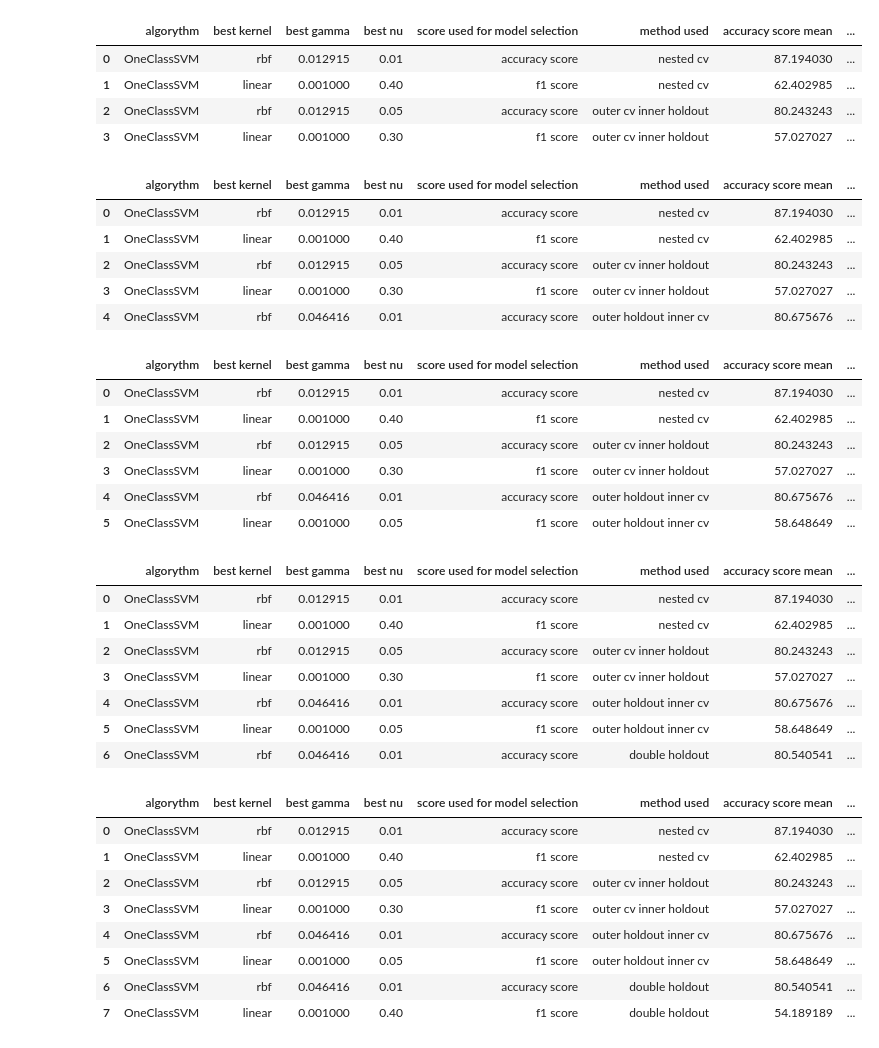
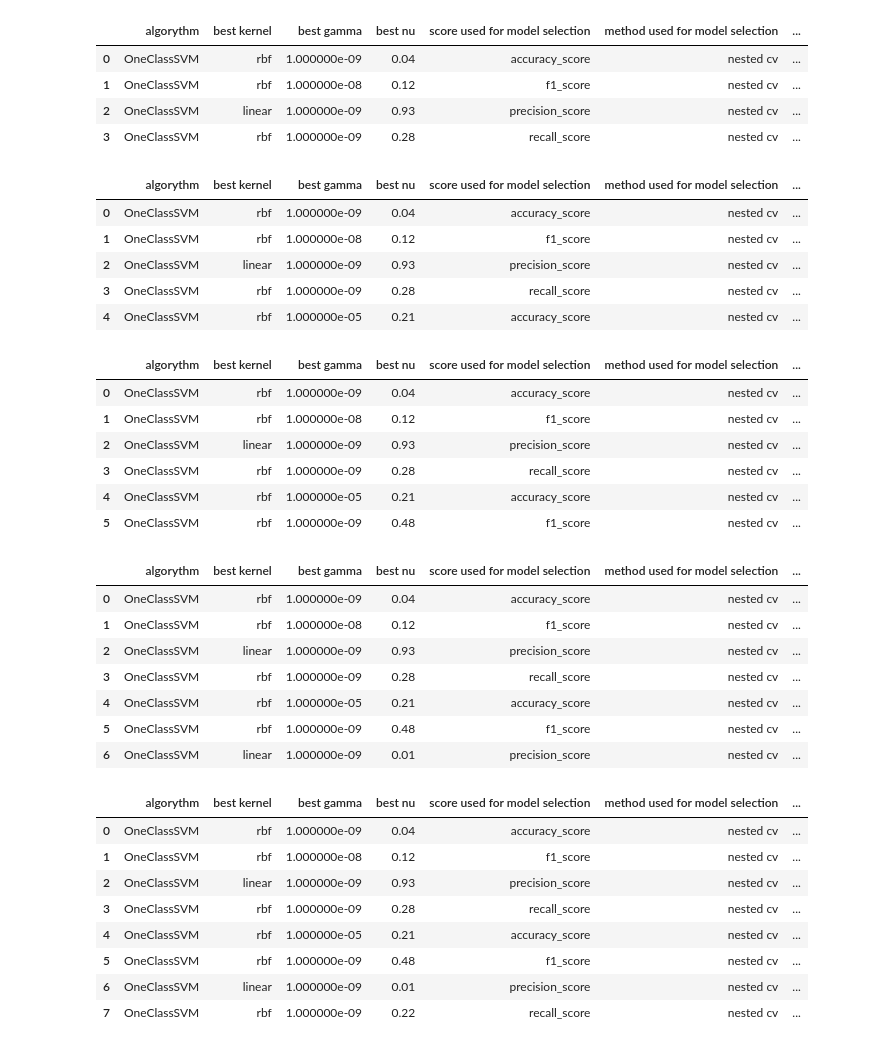
Before and after one commit to chrfum/one-class_classifier, a Jupyter notebook: run-over_classifier/one_class_codes/svm_exp2.ipynb, the cells around one changed output. Drawn from its saved outputs; the diff is of its cells as text; code cells hidden in the pictures.

Commit message:
dimensionality reduction e model selection su algoritmo OneClassSVM

```diff
--- a/run-over_classifier/one_class_codes/svm_exp2.ipynb
+++ b/run-over_classifier/one_class_codes/svm_exp2.ipynb
@@ -425,9 +207,9 @@ def outer_cv_inner_holdout_f1(X, Y, pca_components=0.9):
 # %%
-scores_df = add_record(scores_df, outer_cv_inner_holdout_f1(mezzo_0, mezzo_1, 0.95))
+scores_df = add_record(scores_df, nested_cv(X, 250, recall_score))
 scores_df
 # %% [output]
-|  | algorythm | best kernel | best gamma | best nu | score used for model selection | method used | accuracy score mean | ... |
-| 0 | OneClassSVM | rbf | 0.012915 | 0.01 | accuracy score | nested cv | 87.194030 | ... |
-| 1 | OneClassSVM | linear | 0.001000 | 0.40 | f1 score | nested cv | 62.402985 | ... |
-| 2 | OneClassSVM | rbf | 0.012915 | 0.05 | accuracy score | outer cv inner holdout | 80.243243 | ... |
-| 3 | OneClassSVM | linear | 0.001000 | 0.30 | f1 score | outer cv inner holdout | 57.027027 | ... |
+|  | algorythm | best kernel | best gamma | best nu | score used for model selection | method used for model selection | ... |
+| 0 | OneClassSVM | rbf | 1.000000e-09 | 0.04 | accuracy_score | nested cv | ... |
+| 1 | OneClassSVM | rbf | 1.000000e-08 | 0.12 | f1_score | nested cv | ... |
+| 2 | OneClassSVM | linear | 1.000000e-09 | 0.93 | precision_score | nested cv | ... |
+| 3 | OneClassSVM | rbf | 1.000000e-09 | 0.28 | recall_score | nested cv | ... |
@@ -519,10 +216,10 @@ def outer_holdout_inner_cv_accuracy(X, Y, pca_components=0.9):
 # %%
-scores_df = add_record(scores_df, outer_holdout_inner_cv_accuracy(mezzo_0, mezzo_1, 0.95))
+scores_df = add_record(scores_df, nested_cv(X, 200, accuracy_score))
 scores_df
 # %% [output]
-|  | algorythm | best kernel | best gamma | best nu | score used for model selection | method used | accuracy score mean | ... |
-| 0 | OneClassSVM | rbf | 0.012915 | 0.01 | accuracy score | nested cv | 87.194030 | ... |
-| 1 | OneClassSVM | linear | 0.001000 | 0.40 | f1 score | nested cv | 62.402985 | ... |
-| 2 | OneClassSVM | rbf | 0.012915 | 0.05 | accuracy score | outer cv inner holdout | 80.243243 | ... |
-| 3 | OneClassSVM | linear | 0.001000 | 0.30 | f1 score | outer cv inner holdout | 57.027027 | ... |
-| 4 | OneClassSVM | rbf | 0.046416 | 0.01 | accuracy score | outer holdout inner cv | 80.675676 | ... |
+|  | algorythm | best kernel | best gamma | best nu | score used for model selection | method used for model selection | ... |
+| 0 | OneClassSVM | rbf | 1.000000e-09 | 0.04 | accuracy_score | nested cv | ... |
+| 1 | OneClassSVM | rbf | 1.000000e-08 | 0.12 | f1_score | nested cv | ... |
+| 2 | OneClassSVM | linear | 1.000000e-09 | 0.93 | precision_score | nested cv | ... |
+| 3 | OneClassSVM | rbf | 1.000000e-09 | 0.28 | recall_score | nested cv | ... |
+| 4 | OneClassSVM | rbf | 1.000000e-05 | 0.21 | accuracy_score | nested cv | ... |
@@ -614,11 +226,11 @@ def outer_holdout_inner_cv_f1(X, Y, pca_components=0.9):
 # %%
-scores_df = add_record(scores_df, outer_holdout_inner_cv_f1(mezzo_0, mezzo_1, 0.95))
+scores_df = add_record(scores_df, nested_cv(X, 200, f1_score))
 scores_df
 # %% [output]
-|  | algorythm | best kernel | best gamma | best nu | score used for model selection | method used | accuracy score mean | ... |
-| 0 | OneClassSVM | rbf | 0.012915 | 0.01 | accuracy score | nested cv | 87.194030 | ... |
-| 1 | OneClassSVM | linear | 0.001000 | 0.40 | f1 score | nested cv | 62.402985 | ... |
-| 2 | OneClassSVM | rbf | 0.012915 | 0.05 | accuracy score | outer cv inner holdout | 80.243243 | ... |
-| 3 | OneClassSVM | linear | 0.001000 | 0.30 | f1 score | outer cv inner holdout | 57.027027 | ... |
-| 4 | OneClassSVM | rbf | 0.046416 | 0.01 | accuracy score | outer holdout inner cv | 80.675676 | ... |
-| 5 | OneClassSVM | linear | 0.001000 | 0.05 | f1 score | outer holdout inner cv | 58.648649 | ... |
+|  | algorythm | best kernel | best gamma | best nu | score used for model selection | method used for model selection | ... |
+| 0 | OneClassSVM | rbf | 1.000000e-09 | 0.04 | accuracy_score | nested cv | ... |
+| 1 | OneClassSVM | rbf | 1.000000e-08 | 0.12 | f1_score | nested cv | ... |
+| 2 | OneClassSVM | linear | 1.000000e-09 | 0.93 | precision_score | nested cv | ... |
+| 3 | OneClassSVM | rbf | 1.000000e-09 | 0.28 | recall_score | nested cv | ... |
+| 4 | OneClassSVM | rbf | 1.000000e-05 | 0.21 | accuracy_score | nested cv | ... |
+| 5 | OneClassSVM | rbf | 1.000000e-09 | 0.48 | f1_score | nested cv | ... |
@@ -706,12 +237,12 @@ def double_holdout_accuracy(X, Y, pca_components=0.9):
 # %%
-scores_df = add_record(scores_df, double_holdout_accuracy(mezzo_0, mezzo_1, 0.95))
+scores_df = add_record(scores_df, nested_cv(X, 200, precision_score))
 scores_df
 # %% [output]
-|  | algorythm | best kernel | best gamma | best nu | score used for model selection | method used | accuracy score mean | ... |
-| 0 | OneClassSVM | rbf | 0.012915 | 0.01 | accuracy score | nested cv | 87.194030 | ... |
-| 1 | OneClassSVM | linear | 0.001000 | 0.40 | f1 score | nested cv | 62.402985 | ... |
-| 2 | OneClassSVM | rbf | 0.012915 | 0.05 | accuracy score | outer cv inner holdout | 80.243243 | ... |
-| 3 | OneClassSVM | linear | 0.001000 | 0.30 | f1 score | outer cv inner holdout | 57.027027 | ... |
-| 4 | OneClassSVM | rbf | 0.046416 | 0.01 | accuracy score | outer holdout inner cv | 80.675676 | ... |
-| 5 | OneClassSVM | linear | 0.001000 | 0.05 | f1 score | outer holdout inner cv | 58.648649 | ... |
-| 6 | OneClassSVM | rbf | 0.046416 | 0.01 | accuracy score | double holdout | 80.540541 | ... |
+|  | algorythm | best kernel | best gamma | best nu | score used for model selection | method used for model selection | ... |
+| 0 | OneClassSVM | rbf | 1.000000e-09 | 0.04 | accuracy_score | nested cv | ... |
+| 1 | OneClassSVM | rbf | 1.000000e-08 | 0.12 | f1_score | nested cv | ... |
+| 2 | OneClassSVM | linear | 1.000000e-09 | 0.93 | precision_score | nested cv | ... |
+| 3 | OneClassSVM | rbf | 1.000000e-09 | 0.28 | recall_score | nested cv | ... |
+| 4 | OneClassSVM | rbf | 1.000000e-05 | 0.21 | accuracy_score | nested cv | ... |
+| 5 | OneClassSVM | rbf | 1.000000e-09 | 0.48 | f1_score | nested cv | ... |
+| 6 | OneClassSVM | linear | 1.000000e-09 | 0.01 | precision_score | nested cv | ... |
@@ -799,13 +249,13 @@ def double_holdout_f1(X, Y, pca_components=0.9):
 # %%
-scores_df = add_record(scores_df, double_holdout_f1(mezzo_0, mezzo_1, 0.95))
+scores_df = add_record(scores_df, nested_cv(X, 200, recall_score))
 scores_df
 # %% [output]
-|  | algorythm | best kernel | best gamma | best nu | score used for model selection | method used | accuracy score mean | ... |
-| 0 | OneClassSVM | rbf | 0.012915 | 0.01 | accuracy score | nested cv | 87.194030 | ... |
-| 1 | OneClassSVM | linear | 0.001000 | 0.40 | f1 score | nested cv | 62.402985 | ... |
-| 2 | OneClassSVM | rbf | 0.012915 | 0.05 | accuracy score | outer cv inner holdout | 80.243243 | ... |
-| 3 | OneClassSVM | linear | 0.001000 | 0.30 | f1 score | outer cv inner holdout | 57.027027 | ... |
-| 4 | OneClassSVM | rbf | 0.046416 | 0.01 | accuracy score | outer holdout inner cv | 80.675676 | ... |
-| 5 | OneClassSVM | linear | 0.001000 | 0.05 | f1 score | outer holdout inner cv | 58.648649 | ... |
-| 6 | OneClassSVM | rbf | 0.046416 | 0.01 | accuracy score | double holdout | 80.540541 | ... |
-| 7 | OneClassSVM | linear | 0.001000 | 0.40 | f1 score | double holdout | 54.189189 | ... |
+|  | algorythm | best kernel | best gamma | best nu | score used for model selection | method used for model selection | ... |
+| 0 | OneClassSVM | rbf | 1.000000e-09 | 0.04 | accuracy_score | nested cv | ... |
+| 1 | OneClassSVM | rbf | 1.000000e-08 | 0.12 | f1_score | nested cv | ... |
+| 2 | OneClassSVM | linear | 1.000000e-09 | 0.93 | precision_score | nested cv | ... |
+| 3 | OneClassSVM | rbf | 1.000000e-09 | 0.28 | recall_score | nested cv | ... |
+| 4 | OneClassSVM | rbf | 1.000000e-05 | 0.21 | accuracy_score | nested cv | ... |
+| 5 | OneClassSVM | rbf | 1.000000e-09 | 0.48 | f1_score | nested cv | ... |
+| 6 | OneClassSVM | linear | 1.000000e-09 | 0.01 | precision_score | nested cv | ... |
+| 7 | OneClassSVM | rbf | 1.000000e-09 | 0.22 | recall_score | nested cv | ... |
```
Also changed, not shown: parts of 34 cells of this notebook.
